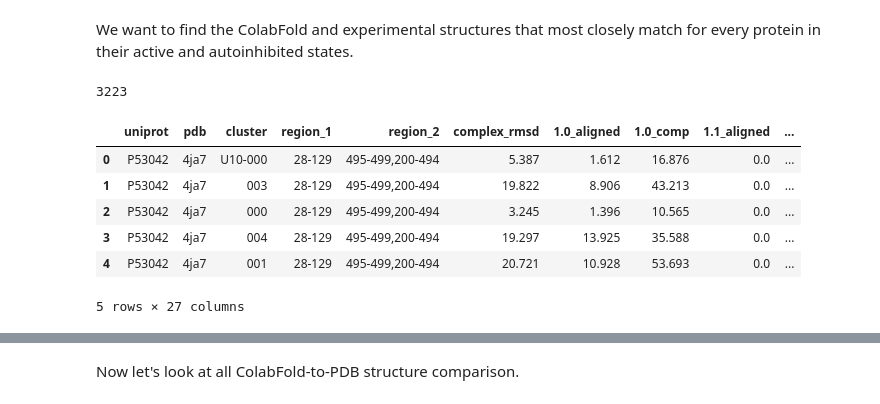
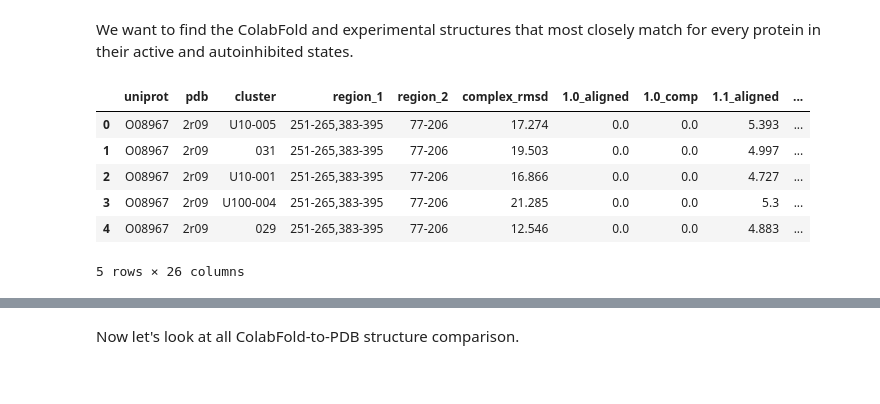
Before and after one commit to jpigles/alphafold-rmsd, a Jupyter notebook: cf_pdb_compared.ipynb, the cells around one changed output, grey strips where cells are left out. Saved outputs shown, nothing was run; the diff lists cells and outputs as text; code cells hidden in the pictures.

```diff
--- a/cf_pdb_compared.ipynb
+++ b/cf_pdb_compared.ipynb
@@ -11,32 +9,28 @@ ModuleNotFoundError: No module named 'scienceplots'
 # %% [markdown]
 We want to find the ColabFold and experimental structures that most closely match for every protein in their active and autoinhibited states.
 # %%
-'''
-For some reason, all of P62826's "state" data is missing, so we have to correct that here.
-'''
 
-df = pd.read_csv('./project_pipeline/data/cf_pdb_compared.tsv', sep='\t').astype('object')
-df2 = pd.read_csv('./project_pipeline/data/classified_files_3.tsv', sep='\t').astype('object')
+df = pd.read_csv('./project_pipeline/data/two-state_cf_pdb_compared.tsv', sep='\t').astype('object')
+# df2 = pd.read_csv('./project_pipeline/data/classified_files_3.tsv', sep='\t').astype('object')
 
-df = df.drop(columns=['state', 'conformation'])
+# df = df.drop(columns=['state', 'conformation'])
 
-df2 = df2[['uniprot', 'pdb', 'state', 'conformation', 'organism']]
+# df2 = df2[['uniprot', 'pdb', 'state', 'conformation', 'organism']]
 
-# Standardize the organism names
-df2['organism'] = df2['organism'].str.strip("").str.lower()
+# # Standardize the organism names
+# df2['organism'] = df2['organism'].str.strip("").str.lower()
 
-df = df.merge(df2, how='left', on=['uniprot', 'pdb'])
+# df = df.merge(df2, how='left', on=['uniprot', 'pdb'])
 
 df.head()
 # %% [output]
+|  | uniprot | pdb | cluster | region_1 | region_2 | complex_rmsd | 1.0_aligned | 1.0_comp | 1.1_aligned | ... |
+| 0 | O08967 | 2r09 | U10-005 | 251-265,383-395 | 77-206 | 17.274 | 0.0 | 0.0 | 5.393 | ... |
+| 1 | O08967 | 2r09 | 031 | 251-265,383-395 | 77-206 | 19.503 | 0.0 | 0.0 | 4.997 | ... |
+| 2 | O08967 | 2r09 | U10-001 | 251-265,383-395 | 77-206 | 16.866 | 0.0 | 0.0 | 4.727 | ... |
+| 3 | O08967 | 2r09 | U100-004 | 251-265,383-395 | 77-206 | 21.285 | 0.0 | 0.0 | 5.3 | ... |
+| 4 | O08967 | 2r09 | 029 | 251-265,383-395 | 77-206 | 12.546 | 0.0 | 0.0 | 4.883 | ... |
-3223
+5 rows × 26 columns
-|  | uniprot | pdb | cluster | region_1 | region_2 | complex_rmsd | 1.0_aligned | 1.0_comp | 1.1_aligned | ... |
-| 0 | P53042 | 4ja7 | U10-000 | 28-129 | 495-499,200-494 | 5.387 | 1.612 | 16.876 | 0.0 | ... |
-| 1 | P53042 | 4ja7 | 003 | 28-129 | 495-499,200-494 | 19.822 | 8.906 | 43.213 | 0.0 | ... |
-| 2 | P53042 | 4ja7 | 000 | 28-129 | 495-499,200-494 | 3.245 | 1.396 | 10.565 | 0.0 | ... |
-| 3 | P53042 | 4ja7 | 004 | 28-129 | 495-499,200-494 | 19.297 | 13.925 | 35.588 | 0.0 | ... |
-| 4 | P53042 | 4ja7 | 001 | 28-129 | 495-499,200-494 | 20.721 | 10.928 | 53.693 | 0.0 | ... |
-5 rows × 27 columns
 # %%
 '''
 With our dataframe corrected, we can now proceed with the analysis.
```
Also changed, not shown: parts of 4 cells of this notebook, 6 other files.
